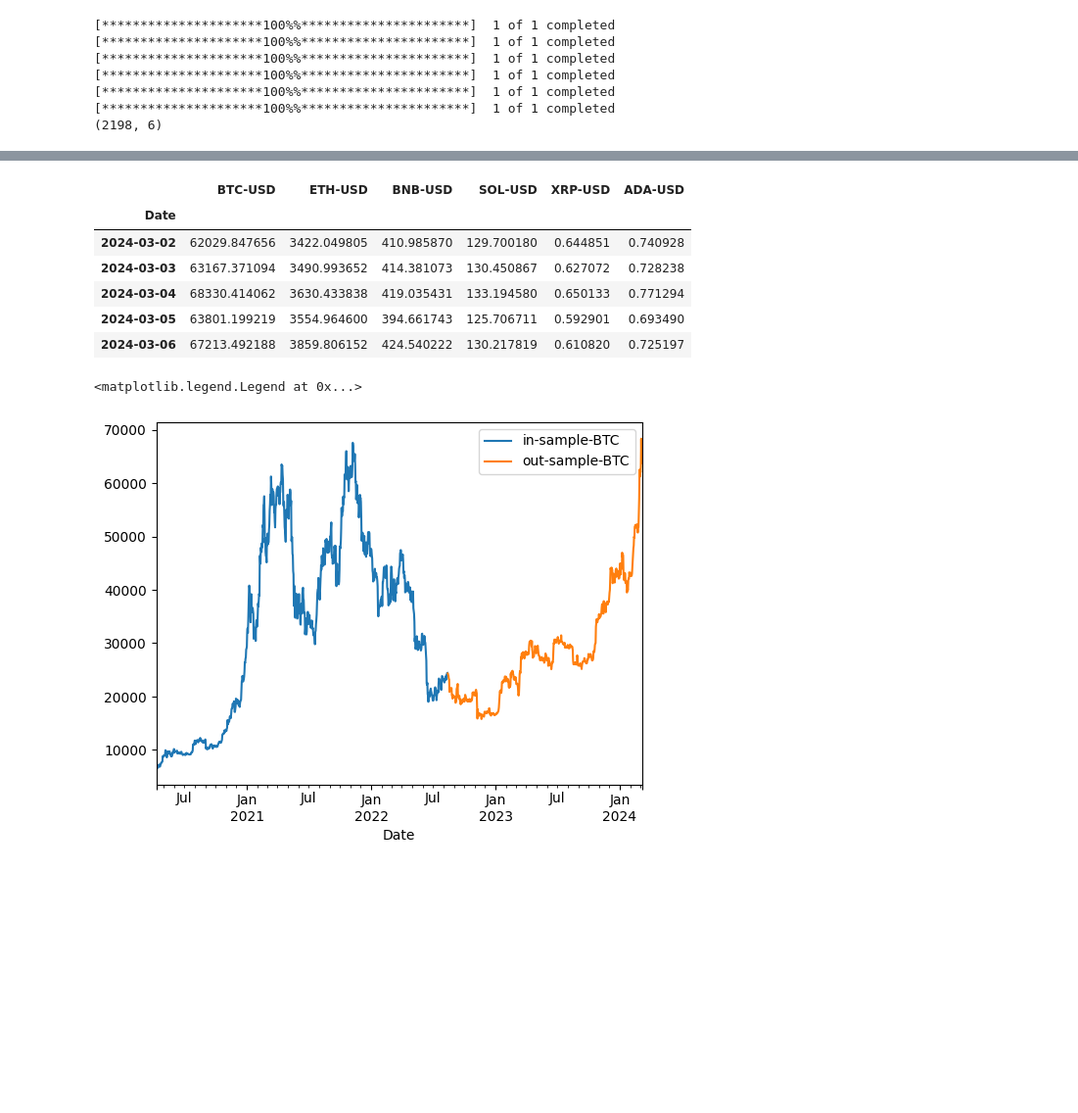
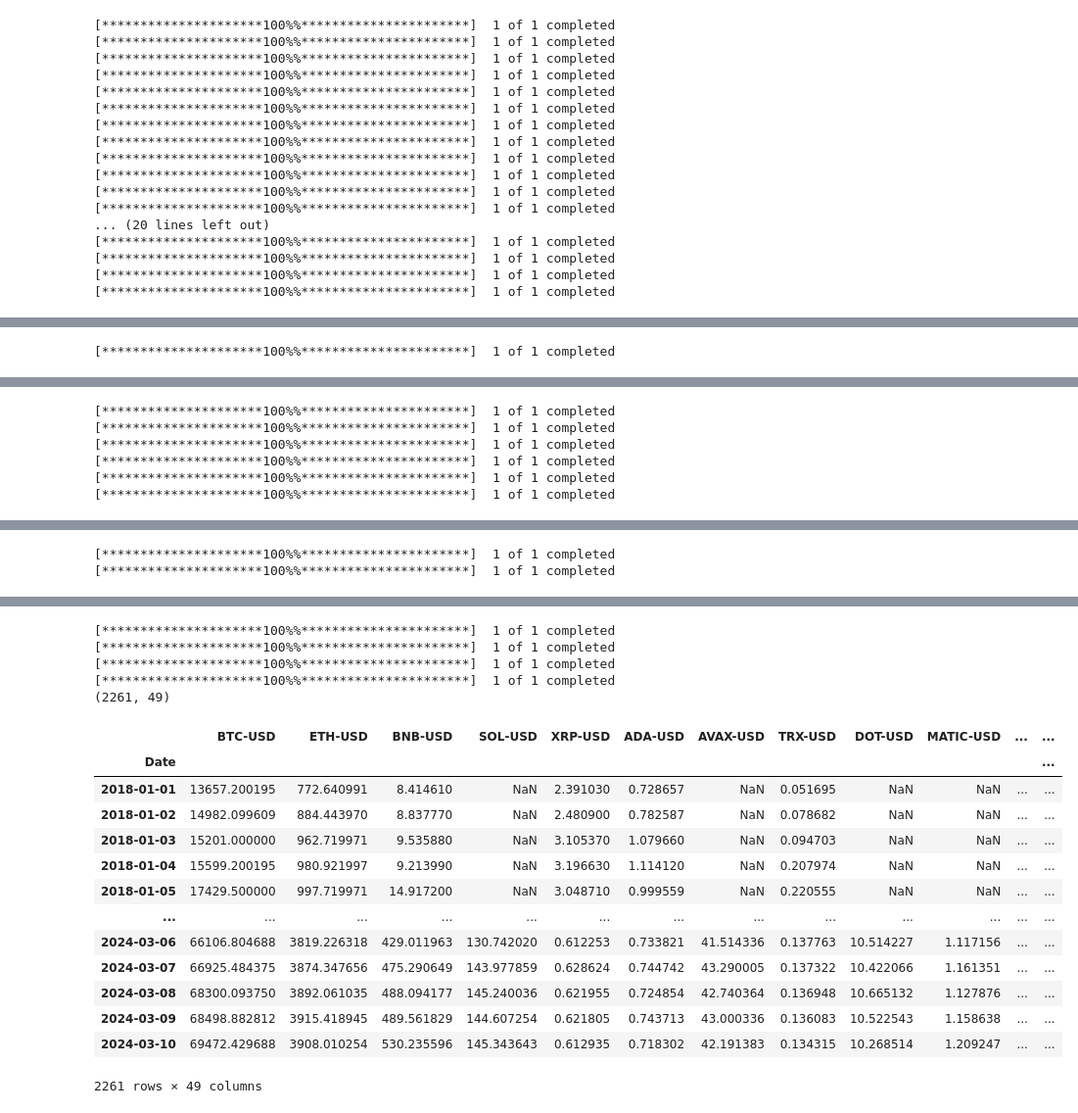
Before and after one commit to DanialRamezani/New-cointegration-model-for-pairs-trading, a Jupyter notebook: advances-pairstrading.ipynb, the cells around one changed output, grey strips where cells are left out. Shown: that part at 98% size. Saved outputs shown, nothing was run; the diff lists cells and outputs as text; code cells hidden in the pictures; blank space fills up the shorter version.

```diff
--- a/advances-pairstrading.ipynb
+++ b/advances-pairstrading.ipynb
@@ -14,15 +14,16 @@ def get_historical_Data(tickers):
     data = pd.DataFrame()
     names = list()#
     for i in tickers:
-        data = pd.concat([data, pd.DataFrame(yf.download(i,interval = "1D", start=datetime(2018, 3, 1), end=datetime.today()).iloc[:,4])], axis = 1)
+        data = pd.concat([data, pd.DataFrame(yf.download(i,interval = "1D", start=datetime(2018, 1, 1), end=datetime.today()).iloc[:,4])], axis = 1)
         names.append(i)
     data.columns = names
     return data
-ticks = ["BTC-USD",'ETH-USD','BNB-USD','SOL-USD','XRP-USD','ADA-USD']#,'AVAX-USD','TRX-USD','DOT-USD','MATIC-USD','LINK-USD']#,'ICP-USD','SHIB-USD','DOGE-USD','LTC-USD','STETH-USD','BCH-USD','ETC-USD','UNI7083-USD','OP-USD','ATOM-USD','LEO-USD','WEOS-USD','NEAR-USD','XLM-USD','LDO-USD','OKB-USD','INJ-USD','IMX10603-USD','FIL-USD','APT21794-USD','XMR-USD','HBAR-USD','BXC5168-USD','KAS-USD','MNT27075-USD','TIA22861-USD','STX4847-USD','VET-USD','CRO-USD','MKR-USD','BSV-USD','GRT6719-USD','RETH-USD','AAVE-USD','SEI-USD','RUNE-USD','HEX-USD','ALGO-USD','ORDI-USD','EGLD-USD','QNT-USD','RNDR-USD','TAO22974-USD','FLOW-USD','SUI20947-USD','MINA-USD','1000SATS-USD','HNT-USD','SNX-USD','FTM-USD','ZRX-USD','ZIL-USD','YGG-USD','XEM-USD','WOO-USD','WLD-USD','WAVES-USD','TRB-USD','TIA-USD','SKL-USD','SFP-USD','SAND-USD','RIF-USD','PYTH-USD','PERP-USD','PENDLE-USD','OGN-USD','MTL-USD','MASK-USD','MANA-USD','LUNA2-USD','LRC-USD','LOOM-USD','KNC-USD','KAVA-USD','JASMY-USD','IOST-USD','GMT-USD','GAS-USD','GALA-USD','FET-USD','EOS-USD','ENS-USD','DYDX-USD','CYBER-USD','CRV-USD','CHZ-USD','CFX-USD','CAKE-USD','C98-USD','BLZ-USD','BIGTIME-USD','BEL-USD','BAND-USD','AXS-USD','AUDIO-USD','ARPA-USD','ARB-USD','ALICE-USD','AGIX-USD','PEPE-USD','FLOKI-USD'] #Name of company (Dominos pizza)
+ticks = ["BTC-USD",'ETH-USD','BNB-USD','SOL-USD','XRP-USD','ADA-USD','AVAX-USD','TRX-USD','DOT-USD','MATIC-USD','LINK-USD','ICP-USD','SHIB-USD','DOGE-USD','LTC-USD','BCH-USD','ETC-USD','UNI7083-USD','OP-USD','ATOM-USD','LEO-USD','WEOS-USD','NEAR-USD','XLM-USD','LDO-USD','OKB-USD','INJ-USD','IMX10603-USD','FIL-USD','APT21794-USD','XMR-USD','HBAR-USD','BXC5168-USD','KAS-USD','MNT27075-USD','TIA22861-USD','STX4847-USD','VET-USD','CRO-USD','MKR-USD','BSV-USD','GRT6719-USD','AAVE-USD','SEI-USD','RUNE-USD','HEX-USD','ALGO-USD','ORDI-USD','EGLD-USD']#,'QNT-USD','RNDR-USD','TAO22974-USD','FLOW-USD','SUI20947-USD','MINA-USD','1000SATS-USD','HNT-USD','SNX-USD','FTM-USD','ZRX-USD','ZIL-USD','YGG-USD','XEM-USD','WOO-USD','WLD-USD','WAVES-USD','TRB-USD','TIA-USD','SKL-USD','SFP-USD','SAND-USD','RIF-USD','PYTH-USD','PERP-USD','PENDLE-USD','OGN-USD','MTL-USD','MASK-USD','MANA-USD','LUNA2-USD','LRC-USD','LOOM-USD','KNC-USD','KAVA-USD','JASMY-USD','IOST-USD','GMT-USD','GAS-USD','GALA-USD','FET-USD','EOS-USD','ENS-USD','DYDX-USD','CYBER-USD','CRV-USD','CHZ-USD','CFX-USD','CAKE-USD','C98-USD','BLZ-USD','BIGTIME-USD','BEL-USD','BAND-USD','AXS-USD','AUDIO-USD','ARPA-USD','ARB-USD','ALICE-USD','PEPE-USD','AGIX-USD','FLOKI-USD'] #'STETH-USD','RETH-USD',
+# ticks  = ['PEP','KO']
 d = get_historical_Data(ticks)
 print(d.shape)
 # Most Recent Data
-d.tail()
+d
 # %% [output]
 [*********************100%%**********************]  1 of 1 completed
 [*********************100%%**********************]  1 of 1 completed
@@ -30,4 +31,14 @@ d.tail()
 [*********************100%%**********************]  1 of 1 completed
 [*********************100%%**********************]  1 of 1 completed
 [*********************100%%**********************]  1 of 1 completed
-(2198, 6)
+[*********************100%%**********************]  1 of 1 completed
+[*********************100%%**********************]  1 of 1 completed
+[*********************100%%**********************]  1 of 1 completed
+[*********************100%%**********************]  1 of 1 completed
+[*********************100%%**********************]  1 of 1 completed
+[*********************100%%**********************]  1 of 1 completed
+... (20 lines left out)
+[*********************100%%**********************]  1 of 1 completed
+[*********************100%%**********************]  1 of 1 completed
+[*********************100%%**********************]  1 of 1 completed
+[*********************100%%**********************]  1 of 1 completed
@@ -33,0 +47 @@ d.tail()
+[*********************100%%**********************]  1 of 1 completed
@@ -33,0 +50,6 @@ d.tail()
+[*********************100%%**********************]  1 of 1 completed
+[*********************100%%**********************]  1 of 1 completed
+[*********************100%%**********************]  1 of 1 completed
+[*********************100%%**********************]  1 of 1 completed
+[*********************100%%**********************]  1 of 1 completed
+[*********************100%%**********************]  1 of 1 completed
@@ -33,0 +58,2 @@ d.tail()
+[*********************100%%**********************]  1 of 1 completed
+[*********************100%%**********************]  1 of 1 completed
@@ -34,19 +62,19 @@ d.tail()
+[*********************100%%**********************]  1 of 1 completed
+[*********************100%%**********************]  1 of 1 completed
+[*********************100%%**********************]  1 of 1 completed
+[*********************100%%**********************]  1 of 1 completed
+(2261, 49)
-|  | BTC-USD | ETH-USD | BNB-USD | SOL-USD | XRP-USD | ADA-USD |
-| Date |  |  |  |  |  |  |
-| 2024-03-02 | 62029.847656 | 3422.049805 | 410.985870 | 129.700180 | 0.644851 | 0.740928 |
-| 2024-03-03 | 63167.371094 | 3490.993652 | 414.381073 | 130.450867 | 0.627072 | 0.728238 |
-| 2024-03-04 | 68330.414062 | 3630.433838 | 419.035431 | 133.194580 | 0.650133 | 0.771294 |
-| 2024-03-05 | 63801.199219 | 3554.964600 | 394.661743 | 125.706711 | 0.592901 | 0.693490 |
-| 2024-03-06 | 67213.492188 | 3859.806152 | 424.540222 | 130.217819 | 0.610820 | 0.725197 |
+|  | BTC-USD | ETH-USD | BNB-USD | SOL-USD | XRP-USD | ADA-USD | AVAX-USD | TRX-USD | DOT-USD | MATIC-USD | ... | ... |
+| Date |  |  |  |  |  |  |  |  |  |  |  | ... |
+| 2018-01-01 | 13657.200195 | 772.640991 | 8.414610 | NaN | 2.391030 | 0.728657 | NaN | 0.051695 | NaN | NaN | ... | ... |
+| 2018-01-02 | 14982.099609 | 884.443970 | 8.837770 | NaN | 2.480900 | 0.782587 | NaN | 0.078682 | NaN | NaN | ... | ... |
+| 2018-01-03 | 15201.000000 | 962.719971 | 9.535880 | NaN | 3.105370 | 1.079660 | NaN | 0.094703 | NaN | NaN | ... | ... |
+| 2018-01-04 | 15599.200195 | 980.921997 | 9.213990 | NaN | 3.196630 | 1.114120 | NaN | 0.207974 | NaN | NaN | ... | ... |
+| 2018-01-05 | 17429.500000 | 997.719971 | 14.917200 | NaN | 3.048710 | 0.999559 | NaN | 0.220555 | NaN | NaN | ... | ... |
+| ... | ... | ... | ... | ... | ... | ... | ... | ... | ... | ... | ... | ... |
+| 2024-03-06 | 66106.804688 | 3819.226318 | 429.011963 | 130.742020 | 0.612253 | 0.733821 | 41.514336 | 0.137763 | 10.514227 | 1.117156 | ... | ... |
+| 2024-03-07 | 66925.484375 | 3874.347656 | 475.290649 | 143.977859 | 0.628624 | 0.744742 | 43.290005 | 0.137322 | 10.422066 | 1.161351 | ... | ... |
+| 2024-03-08 | 68300.093750 | 3892.061035 | 488.094177 | 145.240036 | 0.621955 | 0.724854 | 42.740364 | 0.136948 | 10.665132 | 1.127876 | ... | ... |
+| 2024-03-09 | 68498.882812 | 3915.418945 | 489.561829 | 144.607254 | 0.621805 | 0.743713 | 43.000336 | 0.136083 | 10.522543 | 1.158638 | ... | ... |
+| 2024-03-10 | 69472.429688 | 3908.010254 | 530.235596 | 145.343643 | 0.612935 | 0.718302 | 42.191383 | 0.134315 | 10.268514 | 1.209247 | ... | ... |
+2261 rows × 49 columns
-# %%
-#data preperation
-prices = d.dropna()
-split = int(len(prices)*0.6)
-outsample = prices[split:]
-prices = prices[:split]
-prices["BTC-USD"].plot(label='in-sample-BTC')
-outsample["BTC-USD"].plot(label ='out-sample-BTC')
-plt.legend()
-# %% [output]
-<matplotlib.legend.Legend at 0x...>
-[figure, removed]
```
Also changed, not shown: parts of 20 cells of this notebook.
